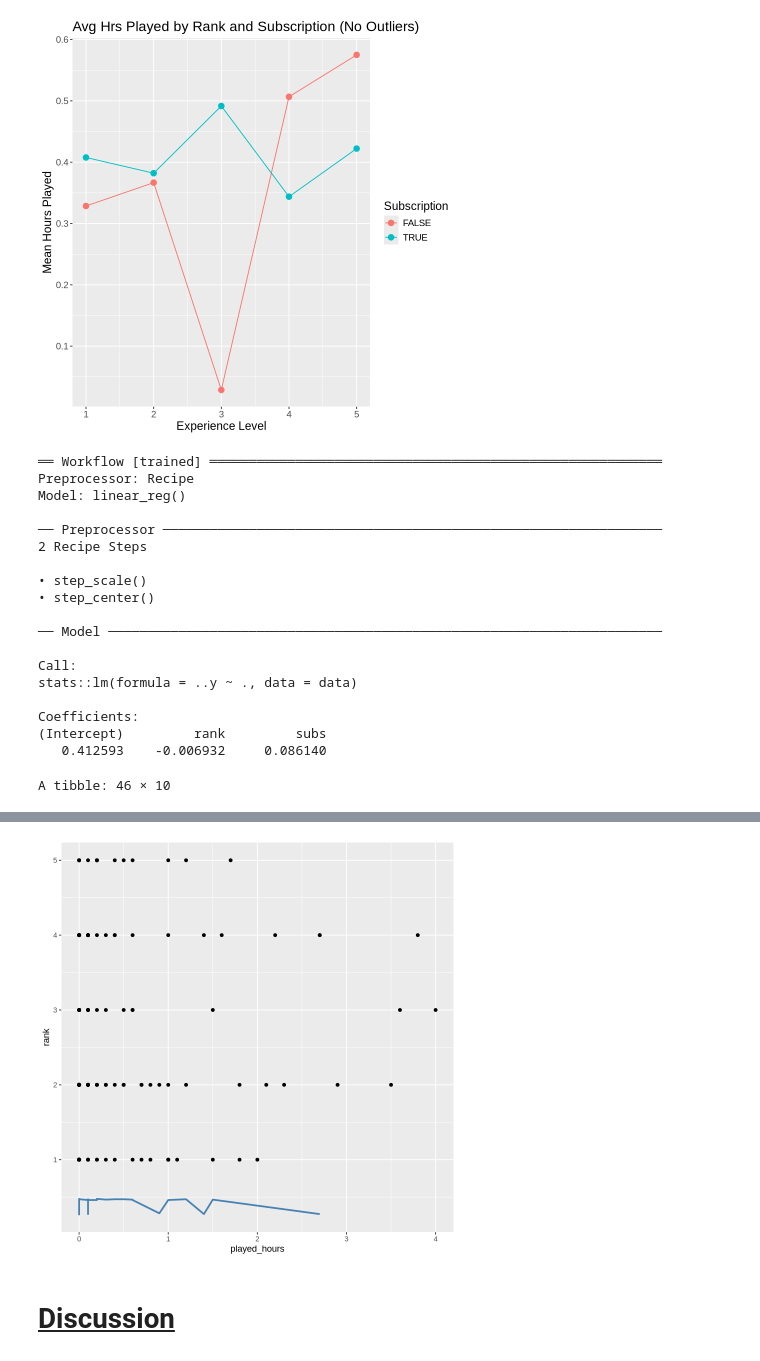
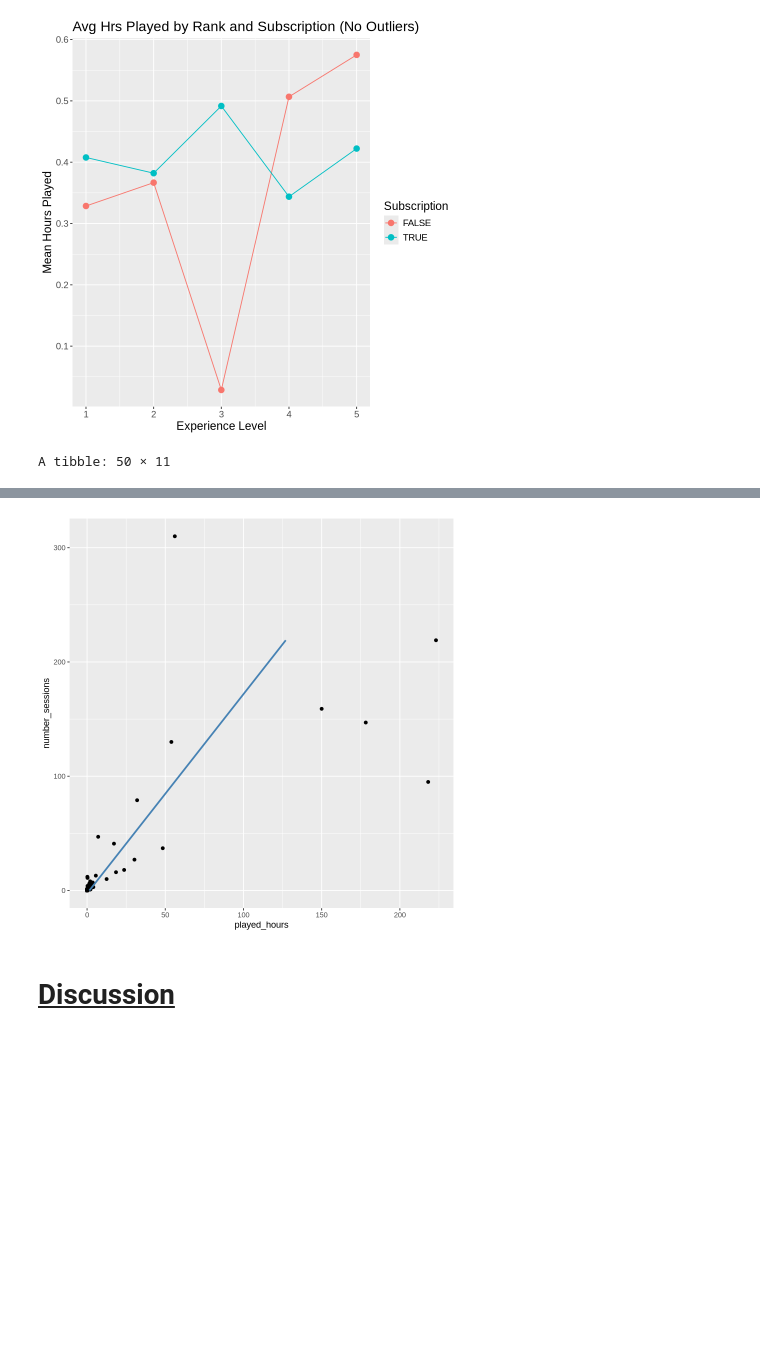
Before and after one commit to Alonso181006/dsci-100-2024w2-group-005-30, a Jupyter notebook: Project.ipynb, the cells around one changed output, grey strips where cells are left out. Drawn from its saved outputs; the diff is of its cells as text; code cells hidden in the pictures; blank space fills up the shorter version.

```diff
--- a/Project.ipynb
+++ b/Project.ipynb
@@ -63,7 +63,16 @@ players_url <- "https://raw.githubusercontent.com/Alonso181006/Individual-Projec
 sessions_url <- "https://raw.githubusercontent.com/Alonso181006/Individual-Project/refs/heads/main/sessions.csv"
 players_data <- read_csv(players_url)
 sessions_data <- read_csv(sessions_url)
-players_data <- players_data
+
+sessions_data <- sessions_data |>
+    group_by(hashedEmail) |>
+    summarize(number_sessions = n()) |>
+    rename(hashed_email = hashedEmail)
+
+players_data_update <- players_data |>
+    left_join(sessions_data, by = "hashed_email") |>
+    mutate(number_sessions = replace_na(number_sessions, 0))
+players_data_update
 # %% [output]
 Rows: 196 Columns: 7
 ── Column specification ────────────────────────────────────────────────────────
@@ -85,7 +104,7 @@ dbl (2): original_start_time, original_end_time
 # %%
 set.seed(3)
 # Wrangling Data for the Plot
-players_data_ranks <- players_data |>
+players_data_ranks <- players_data_update |>
     mutate(rank = as.integer(factor(experience,
                                       levels = c("Beginner", "Amateur", "Regular", "Veteran", "Pro"))),
           subs = as.integer(factor(subscribe, levels = c("FALSE", "TRUE"))))
@@ -131,12 +150,12 @@ players_plot_no_outliers
 [figure]
 # %%
 set.seed(2)
-players_data_ranks <- players_data_low_hours
+# players_data_ranks <- players_data_low_hours
 players_split <- initial_split(players_data_ranks, prop = 0.75, strata = played_hours)
 players_train <- training(players_split)
 players_test <- testing(players_split)
 
-players_recipe <- recipe(played_hours ~ rank + subs, data = players_train) |>
+players_recipe <- recipe(played_hours ~ number_sessions, data = players_train) |>
     step_scale(all_predictors()) |>
     step_center(all_predictors())
 
@@ -181,7 +200,6 @@ players_fit <- workflow() |>
     add_model(players_spec) |>
     fit(data = players_train)
 
-players_fit
 
 players_summary <- players_fit |>
     predict(players_test) |>
@@ -191,32 +209,13 @@ players_summary <- players_fit |>
 
 players_summary
 
-
-lm_plot_final <- ggplot(players_data_ranks, aes(x = played_hours, y = rank)) +
+lm_plot_final <- ggplot(players_data_ranks, aes(x = played_hours, y = number_sessions)) +
     geom_point() +
     geom_line(data = players_summary,
-             mapping = aes(x = played_hours, y = .pred),
+             mapping = aes(x = .pred, y = number_sessions),
              color = "steelblue",
              linewidth = 1)
 
 lm_plot_final
 # %% [output]
-══ Workflow [trained] ══════════════════════════════════════════════════════════
-Preprocessor: Recipe
-Model: linear_reg()
-
-── Preprocessor ────────────────────────────────────────────────────────────────
-2 Recipe Steps
-
-• step_scale()
-• step_center()
-
-── Model ───────────────────────────────────────────────────────────────────────
-
-Call:
-stats::lm(formula = ..y ~ ., data = data)
-
-Coefficients:
-(Intercept)         rank         subs
-   0.412593    -0.006932     0.086140
+A tibble: 50 × 11
-A tibble: 46 × 10
@@ -232,4 +231,4 @@ A tibble: 46 × 10
-[figure, old version]
+[figure, new version]
 # %% [markdown]
 **<ins>Discussion</ins>**
 ==
```
Also changed, not shown: parts of 2 cells of this notebook.
